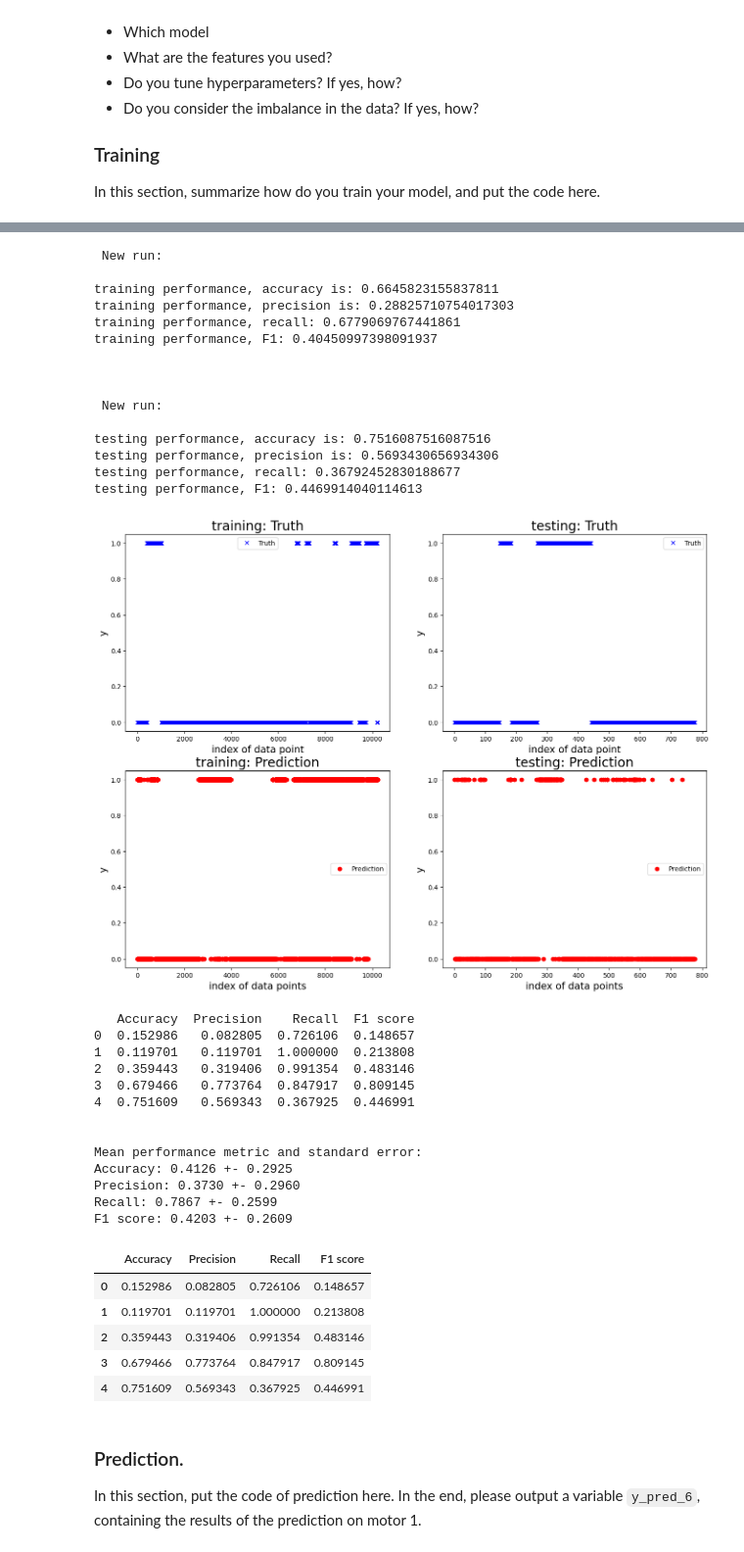
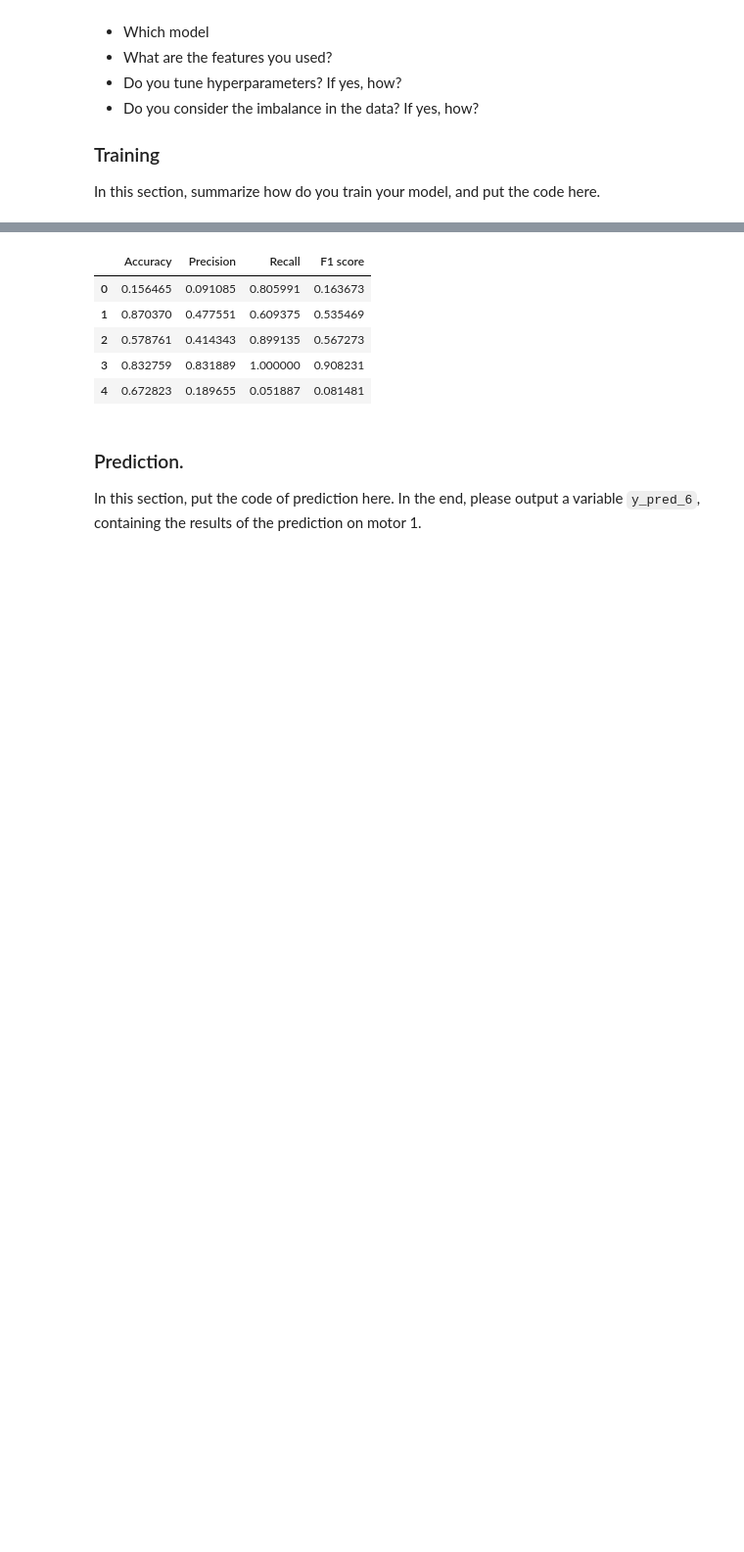
Before and after one commit to comoxx/digital_twin_robot_group2, a Jupyter notebook: DataChallenge/Data_Challenge_Max.ipynb, the cells around one changed output, grey strips where cells are left out. Shown at 98% size. Cells and saved outputs as stored; diff of their text form; code cells hidden in the pictures; blank space fills up the shorter version.

```diff
--- a/DataChallenge/Data_Challenge_Max.ipynb
+++ b/DataChallenge/Data_Challenge_Max.ipynb
@@ -121,40 +121,32 @@ feature_list_all = ['time', 'data_motor_1_position', 'data_motor_1_temperature',
                     'data_motor_4_position', 'data_motor_4_temperature', 'data_motor_4_voltage',
                     'data_motor_5_position', 'data_motor_5_temperature', 'data_motor_5_voltage',
                     'data_motor_6_position', 'data_motor_6_temperature', 'data_motor_6_voltage']
-# Extract the features.
-df_tr_x, df_tr_y = extract_selected_feature(df_data_experiment,feature_list_all, motor_idx, mdl_type='clf')
-
-# Prepare the training data based on the defined sliding window.
-# window_size = 50
-# sample_step = 10
-# X_train, y_train = prepare_sliding_window(df_x=df_tr_x, y=None, window_size=window_size, sample_step=sample_step, mdl_type='clf')
-
-# Il y a 19 fois plus de 0 que de 1
 
 # Define the classification model.
 # Define the steps of the pipeline
 steps = [
     ('standardizer', StandardScaler()),  # Step 1: StandardScaler
-    ('mdl', LogisticRegression(class_weight="balanced", n_jobs=-1))    # Step 2: Linear Regression
+    ('mdl', LogisticRegression(class_weight="balanced", n_jobs=-1))
 ]
 
 # Create the pipeline
 pipeline = Pipeline(steps)
 
 # Define hyperparameters to search
-param_grid = {
-    'mdl__C': [0.001, 0.01, 0.1, 1, 10, 100, 1000]  # Inverse of regularization strength
+param_grid_6 = {
+    'mdl__C': [0.1, 0.1, 1, 10]  # Inverse of regularization strength
 }
 
 # Initialize GridSearchCV
-grid_search = GridSearchCV(estimator=pipeline, param_grid=param_grid, scoring='f1', cv=5)
+grid_search_6 = GridSearchCV(estimator=pipeline, param_grid=param_grid_6, scoring='f1', cv=5)
 
-feature_list = ['data_motor_1_position'
-                    'data_motor_2_temperature',
+feature_list = ['data_motor_1_position', 'data_motor_1_temperature',
+                    'data_motor_2_temperature', 'data_motor_2_position',
                     'data_motor_3_position', 'data_motor_3_temperature',
+                    'data_motor_4_position', 'data_motor_4_voltage',
                     'data_motor_6_temperature']
 
 # Train the model.
-run_cv_one_motor(single_run_result=True, motor_idx=6, df_data=df_data_experiment, mdl=grid_search, feature_list=feature_list, n_fold=5)
+run_cv_one_motor(single_run_result=False, motor_idx=6, df_data=df_data_experiment, mdl=grid_search_6, feature_list=feature_list, n_fold=5, window_size=20, sample_step=5)
 # %% [output]
 Model for motor 6:
@@ -226,38 +166,9 @@ testing performance, F1: 0.8091451292246521
- New run:
-
-training performance, accuracy is: 0.6645823155837811
-training performance, precision is: 0.28825710754017303
-training performance, recall: 0.6779069767441861
-training performance, F1: 0.40450997398091937
-
-
-
- New run:
-
-testing performance, accuracy is: 0.7516087516087516
-testing performance, precision is: 0.5693430656934306
-testing performance, recall: 0.36792452830188677
-testing performance, F1: 0.4469914040114613
-[figure, removed]
-   Accuracy  Precision    Recall  F1 score
-0  0.152986   0.082805  0.726106  0.148657
-1  0.119701   0.119701  1.000000  0.213808
-2  0.359443   0.319406  0.991354  0.483146
-3  0.679466   0.773764  0.847917  0.809145
-4  0.751609   0.569343  0.367925  0.446991
-
-
-Mean performance metric and standard error:
-Accuracy: 0.4126 +- 0.2925
-Precision: 0.3730 +- 0.2960
-Recall: 0.7867 +- 0.2599
-F1 score: 0.4203 +- 0.2609
 |  | Accuracy | Precision | Recall | F1 score |
-| 0 | 0.152986 | 0.082805 | 0.726106 | 0.148657 |
-| 1 | 0.119701 | 0.119701 | 1.000000 | 0.213808 |
-| 2 | 0.359443 | 0.319406 | 0.991354 | 0.483146 |
-| 3 | 0.679466 | 0.773764 | 0.847917 | 0.809145 |
-| 4 | 0.751609 | 0.569343 | 0.367925 | 0.446991 |
+| 0 | 0.156465 | 0.091085 | 0.805991 | 0.163673 |
+| 1 | 0.870370 | 0.477551 | 0.609375 | 0.535469 |
+| 2 | 0.578761 | 0.414343 | 0.899135 | 0.567273 |
+| 3 | 0.832759 | 0.831889 | 1.000000 | 0.908231 |
+| 4 | 0.672823 | 0.189655 | 0.051887 | 0.081481 |
 # %% [markdown]
 ### Prediction.
 
```
Also changed, not shown: parts of 12 cells of this notebook.
